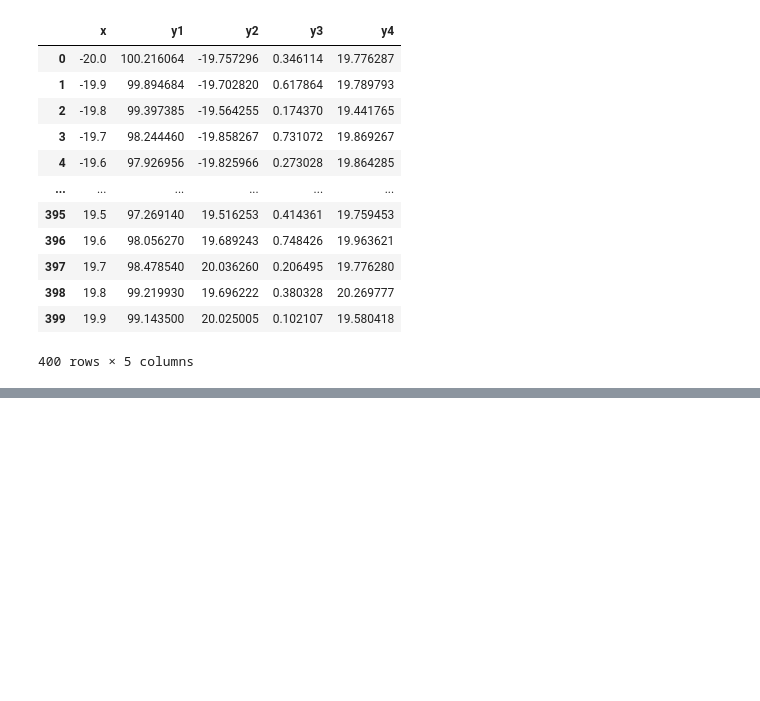
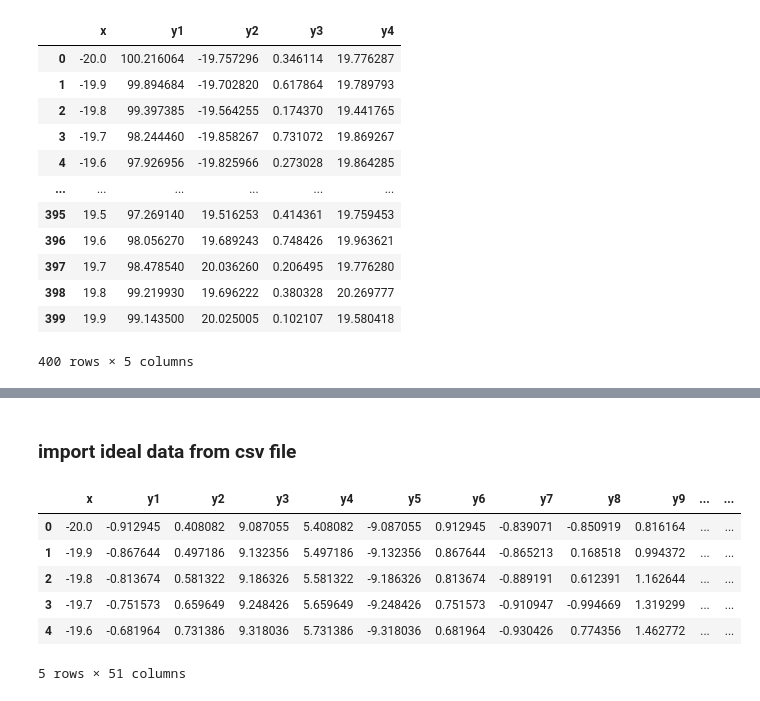
Before and after one commit to dibrom/Programmieren-mit-Pyhton, a Jupyter notebook: programmieren_mit_python.ipynb, the cells around one changed output, grey strips where cells are left out. Drawn from its saved outputs; the diff is of its cells as text; code cells hidden in the pictures; blank space fills up the shorter version.

```diff
--- a/programmieren_mit_python.ipynb
+++ b/programmieren_mit_python.ipynb
@@ -113,0 +177,2 @@ FROM traindata
+# %% [markdown]
+### import ideal data from csv file
@@ -113,0 +198,12 @@ FROM traindata
+# %%
+# Load ideal data to dataframe
+ideal_df = pd.read_csv('ideal.csv')
+#ideal_df.head()
+# %% [output]
+|  | x | y1 | y2 | y3 | y4 | y5 | y6 | y7 | y8 | y9 | ... | ... |
+| 0 | -20.0 | -0.912945 | 0.408082 | 9.087055 | 5.408082 | -9.087055 | 0.912945 | -0.839071 | -0.850919 | 0.816164 | ... | ... |
+| 1 | -19.9 | -0.867644 | 0.497186 | 9.132356 | 5.497186 | -9.132356 | 0.867644 | -0.865213 | 0.168518 | 0.994372 | ... | ... |
+| 2 | -19.8 | -0.813674 | 0.581322 | 9.186326 | 5.581322 | -9.186326 | 0.813674 | -0.889191 | 0.612391 | 1.162644 | ... | ... |
+| 3 | -19.7 | -0.751573 | 0.659649 | 9.248426 | 5.659649 | -9.248426 | 0.751573 | -0.910947 | -0.994669 | 1.319299 | ... | ... |
+| 4 | -19.6 | -0.681964 | 0.731386 | 9.318036 | 5.731386 | -9.318036 | 0.681964 | -0.930426 | 0.774356 | 1.462772 | ... | ... |
+5 rows × 51 columns
```
Also changed, not shown: parts of 25 cells of this notebook, 3 other files.
